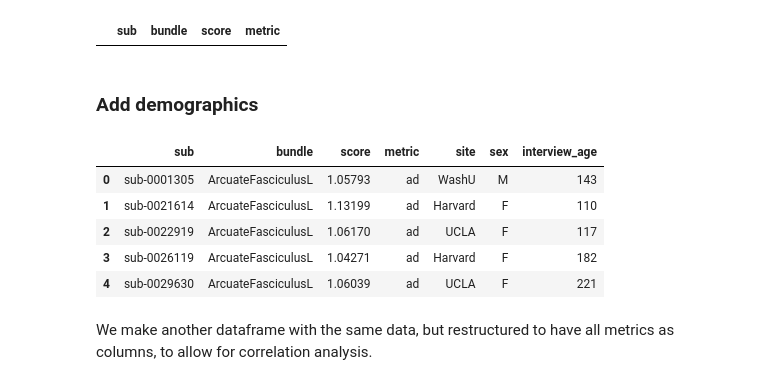
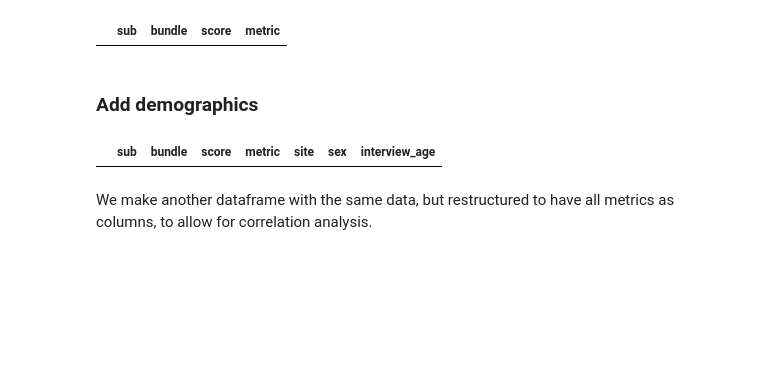
Before and after one commit to PennLINC/macedo_tracometry, a Jupyter notebook: code/autotrack_hcpd_analysis.ipynb, the cells around one changed output. Drawn from its saved outputs; the diff is of its cells as text; code cells hidden in the pictures; blank space fills up the shorter version.

```diff
--- a/code/autotrack_hcpd_analysis.ipynb
+++ b/code/autotrack_hcpd_analysis.ipynb
@@ -43,15 +43,10 @@ def add_dems(dem, dems_df=dems, df=metrics):
 # %%
 add_dems("site")
 add_dems("sex")
 add_dems("interview_age")
-metrics.head()
+metrics.head(0)
 # %% [output]
 |  | sub | bundle | score | metric | site | sex | interview_age |
-| 0 | sub-0001305 | ArcuateFasciculusL | 1.05793 | ad | WashU | M | 143 |
-| 1 | sub-0021614 | ArcuateFasciculusL | 1.13199 | ad | Harvard | F | 110 |
-| 2 | sub-0022919 | ArcuateFasciculusL | 1.06170 | ad | UCLA | F | 117 |
-| 3 | sub-0026119 | ArcuateFasciculusL | 1.04271 | ad | Harvard | F | 182 |
-| 4 | sub-0029630 | ArcuateFasciculusL | 1.06039 | ad | UCLA | F | 221 |
 # %%
 # making categorical values into numerical values so that their correlation can be assessed
 metrics["sex"].replace(["M", "F"], [0, 1], inplace = True)
```
